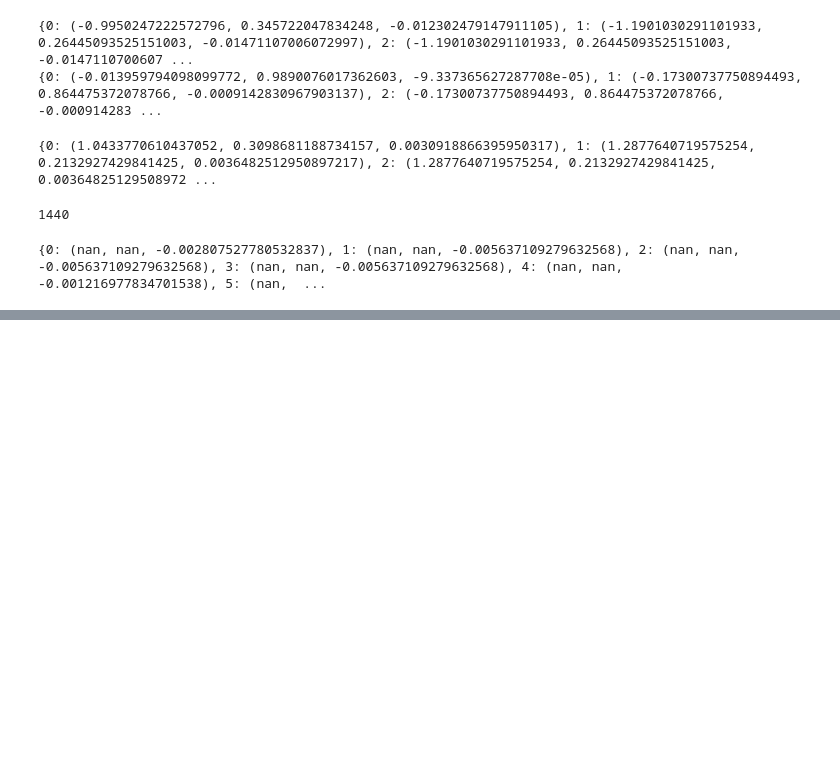
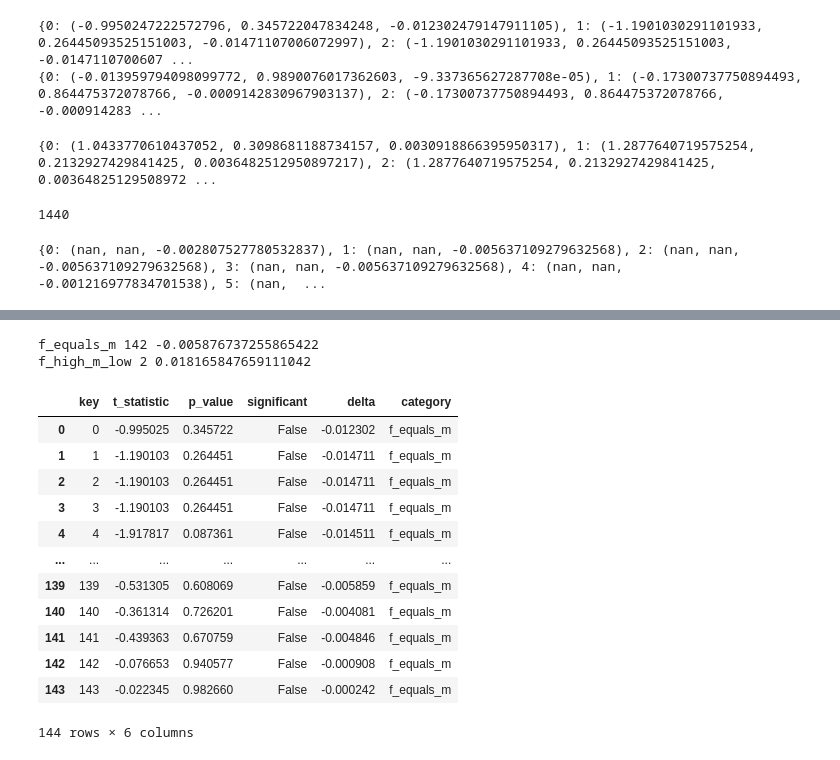
Before and after one commit to peeyushsinghal/CNN, a Jupyter notebook: mitigating_bias_sa_da_v7.ipynb, the cells around one changed output, grey strips where cells are left out. Drawn from its saved outputs; the diff is of its cells as text; code cells hidden in the pictures; blank space fills up the shorter version.

Commit message:
analysis

```diff
--- a/mitigating_bias_sa_da_v7.ipynb
+++ b/mitigating_bias_sa_da_v7.ipynb
@@ -318,7 +323,8 @@ NoneType
 # %%
-BATCH_SIZE = 2
+VALID_TEST_BATCH_SIZE = min (len(valid_data),len(test_data))
+BATCH_SIZE = 8
 train_iterator, valid_iterator, test_iterator = BucketIterator.splits((train_data, valid_data, test_data),
-                                                      batch_size= BATCH_SIZE,
+                                                      batch_size= (BATCH_SIZE,VALID_TEST_BATCH_SIZE,VALID_TEST_BATCH_SIZE),
                                                       sort_key = lambda x: len(x.tweet),
                                                       sort_within_batch=True,
                                                       device = DEVICE,
@@ -1525,0 +1541,37 @@ dict_t_test_named_sentence_pairs = two_sample_test(dict_sentence_pairs =dict_lis
+# %%
+def analysis_t_test(dict_t_test_sentence_pairs, threshold = 0.05):
+  # dict_output ={}
+
+  list_output =[]
+  for key, test_output in dict_t_test_sentence_pairs.items():
+    significant=True
+    t_statistic = test_output[0]
+    p_value = test_output[1]
+    f_m_diff = test_output[2]
+    if (float(p_value) > float(threshold) or float(p_value) == float(threshold)):
+      # dict_output[key]= 'Not_Significant'
+      significant=False
+      category = 'f_equals_m'
+    else:
+      # dict_output[key] ='Significant'
+      significant=True
+
+      if f_m_diff > 0:
+        category='f_high_m_low'
+      else:
+        category = 'f_low_m_high'
+    list_output.append([key,t_statistic,p_value,significant,f_m_diff,category])
+
+  df_columns = ['key','t_statistic','p_value', 'significant','delta','category']
+  df_output = pd.DataFrame(list_output, columns = df_columns)
+
+  list_category = list(df_output['category'].unique())
+  for category in list_category:
+    df_temp = df_output[df_output['category']==category]
+    average = df_temp['delta'].mean()
+    print(category,len(df_temp), average)
+  return df_output
+
+
+print(analysis_t_test(dict_t_test_noun_phrase_sentence_pair))
+print(analysis_t_test(dict_t_test_named_sentence_pairs))
@@ -1525,0 +1596,18 @@ dict_t_test_named_sentence_pairs = two_sample_test(dict_sentence_pairs =dict_lis
+# %%
+analysis_t_test(dict_t_test_noun_phrase_sentence_pair)
+# %% [output]
+f_equals_m 142 -0.005876737255865422
+f_high_m_low 2 0.018165847659111042
+|  | key | t_statistic | p_value | significant | delta | category |
+| 0 | 0 | -0.995025 | 0.345722 | False | -0.012302 | f_equals_m |
+| 1 | 1 | -1.190103 | 0.264451 | False | -0.014711 | f_equals_m |
+| 2 | 2 | -1.190103 | 0.264451 | False | -0.014711 | f_equals_m |
+| 3 | 3 | -1.190103 | 0.264451 | False | -0.014711 | f_equals_m |
+| 4 | 4 | -1.917817 | 0.087361 | False | -0.014511 | f_equals_m |
+| ... | ... | ... | ... | ... | ... | ... |
+| 139 | 139 | -0.531305 | 0.608069 | False | -0.005859 | f_equals_m |
+| 140 | 140 | -0.361314 | 0.726201 | False | -0.004081 | f_equals_m |
+| 141 | 141 | -0.439363 | 0.670759 | False | -0.004846 | f_equals_m |
+| 142 | 142 | -0.076653 | 0.940577 | False | -0.000908 | f_equals_m |
+| 143 | 143 | -0.022345 | 0.982660 | False | -0.000242 | f_equals_m |
+144 rows × 6 columns
```
Also changed, not shown: parts of 5 cells of this notebook.
